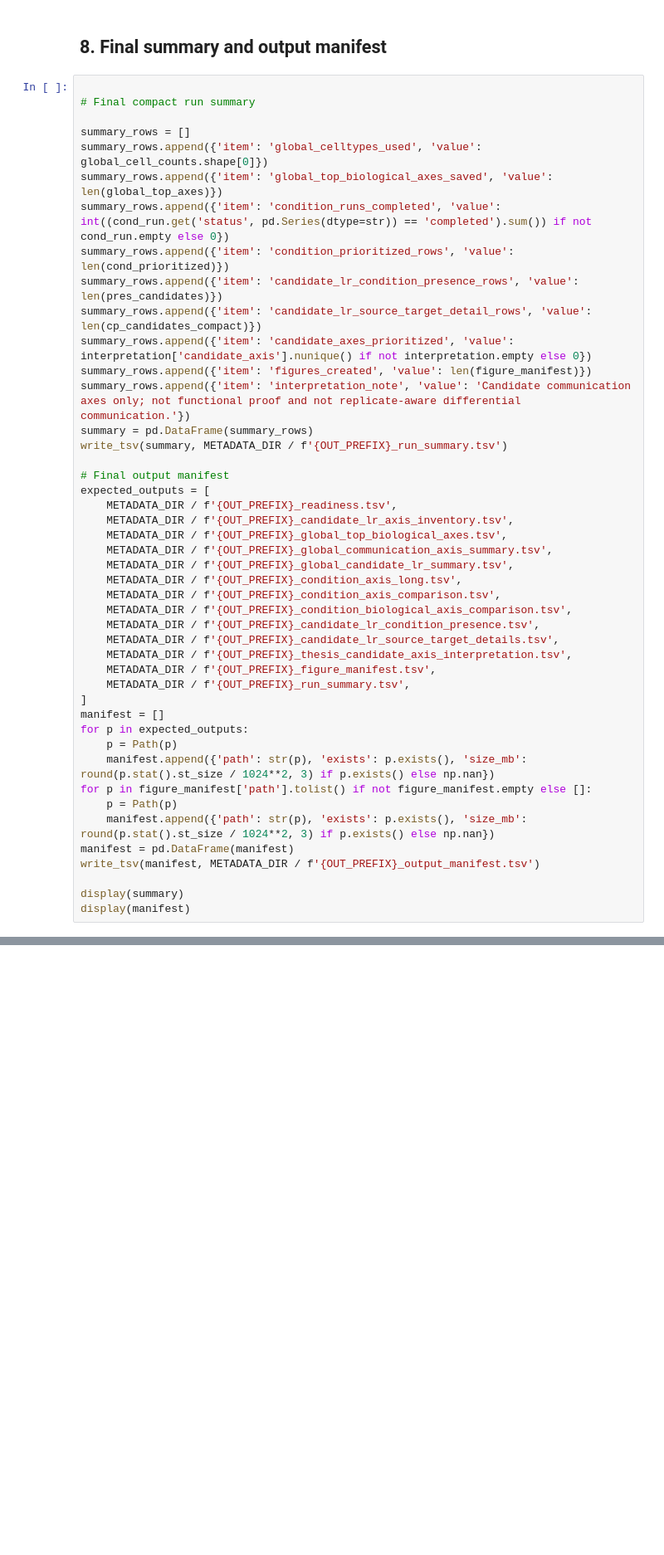
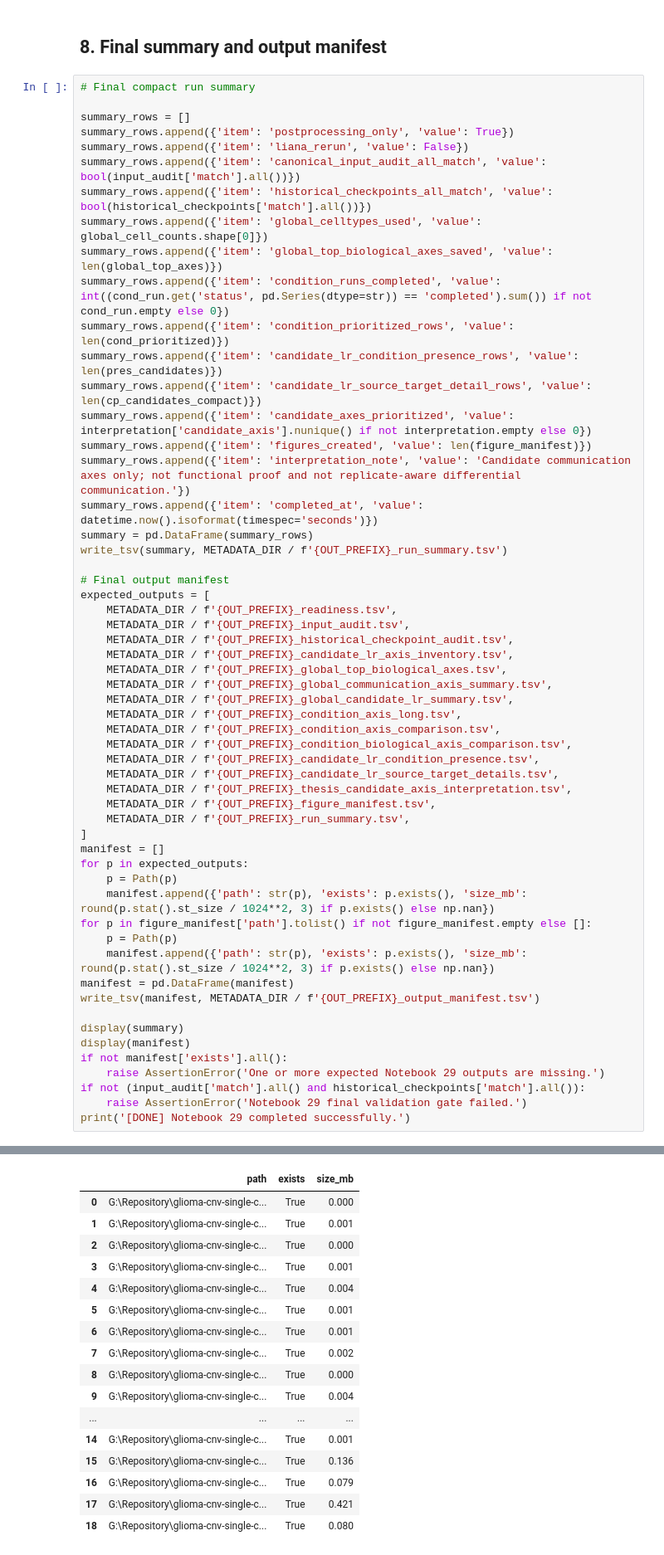
Before and after one commit to CPFeX/glioma-cnv-single-cell-atlas, a Jupyter notebook: code/01_main_analysis/29_prioritize_liana_axes.ipynb, the cells around one changed output, grey strips where cells are left out. Shown at 83% size. Saved outputs shown, nothing was run; the diff lists cells and outputs as text; blank space fills up the shorter version.

```diff
--- a/code/01_main_analysis/29_prioritize_liana_axes.ipynb
+++ b/code/01_main_analysis/29_prioritize_liana_axes.ipynb
@@ -483,10 +776,13 @@ display(figure_manifest)
 # %% [markdown]
 ## 8. Final summary and output manifest
 # %%
-
 # Final compact run summary
 
 summary_rows = []
+summary_rows.append({'item': 'postprocessing_only', 'value': True})
+summary_rows.append({'item': 'liana_rerun', 'value': False})
+summary_rows.append({'item': 'canonical_input_audit_all_match', 'value': bool(input_audit['match'].all())})
+summary_rows.append({'item': 'historical_checkpoints_all_match', 'value': bool(historical_checkpoints['match'].all())})
 summary_rows.append({'item': 'global_celltypes_used', 'value': global_cell_counts.shape[0]})
 summary_rows.append({'item': 'global_top_biological_axes_saved', 'value': len(global_top_axes)})
 summary_rows.append({'item': 'condition_runs_completed', 'value': int((cond_run.get('status', pd.Series(dtype=str)) == 'completed').sum()) if not cond_run.empty else 0})
@@ -496,12 +792,15 @@ summary_rows.append({'item': 'candidate_lr_source_target_detail_rows', 'value':
 summary_rows.append({'item': 'candidate_axes_prioritized', 'value': interpretation['candidate_axis'].nunique() if not interpretation.empty else 0})
 summary_rows.append({'item': 'figures_created', 'value': len(figure_manifest)})
 summary_rows.append({'item': 'interpretation_note', 'value': 'Candidate communication axes only; not functional proof and not replicate-aware differential communication.'})
+summary_rows.append({'item': 'completed_at', 'value': datetime.now().isoformat(timespec='seconds')})
 summary = pd.DataFrame(summary_rows)
 write_tsv(summary, METADATA_DIR / f'{OUT_PREFIX}_run_summary.tsv')
 
 # Final output manifest
 expected_outputs = [
     METADATA_DIR / f'{OUT_PREFIX}_readiness.tsv',
+    METADATA_DIR / f'{OUT_PREFIX}_input_audit.tsv',
+    METADATA_DIR / f'{OUT_PREFIX}_historical_checkpoint_audit.tsv',
     METADATA_DIR / f'{OUT_PREFIX}_candidate_lr_axis_inventory.tsv',
     METADATA_DIR / f'{OUT_PREFIX}_global_top_biological_axes.tsv',
     METADATA_DIR / f'{OUT_PREFIX}_global_communication_axis_summary.tsv',
@@ -527,3 +826,9 @@ write_tsv(manifest, METADATA_DIR / f'{OUT_PREFIX}_output_manifest.tsv')
 
 display(summary)
 display(manifest)
+if not manifest['exists'].all():
+    raise AssertionError('One or more expected Notebook 29 outputs are missing.')
+if not (input_audit['match'].all() and historical_checkpoints['match'].all()):
+    raise AssertionError('Notebook 29 final validation gate failed.')
+print('[DONE] Notebook 29 completed successfully.')
+# %% [output]
@@ -529,0 +852,17 @@ display(manifest)
+|  | path | exists | size_mb |
+| 0 | G:\Repository\glioma-cnv-single-c... | True | 0.000 |
+| 1 | G:\Repository\glioma-cnv-single-c... | True | 0.001 |
+| 2 | G:\Repository\glioma-cnv-single-c... | True | 0.000 |
+| 3 | G:\Repository\glioma-cnv-single-c... | True | 0.001 |
+| 4 | G:\Repository\glioma-cnv-single-c... | True | 0.004 |
+| 5 | G:\Repository\glioma-cnv-single-c... | True | 0.001 |
+| 6 | G:\Repository\glioma-cnv-single-c... | True | 0.001 |
+| 7 | G:\Repository\glioma-cnv-single-c... | True | 0.002 |
+| 8 | G:\Repository\glioma-cnv-single-c... | True | 0.000 |
+| 9 | G:\Repository\glioma-cnv-single-c... | True | 0.004 |
+| ... | ... | ... | ... |
+| 14 | G:\Repository\glioma-cnv-single-c... | True | 0.001 |
+| 15 | G:\Repository\glioma-cnv-single-c... | True | 0.136 |
+| 16 | G:\Repository\glioma-cnv-single-c... | True | 0.079 |
+| 17 | G:\Repository\glioma-cnv-single-c... | True | 0.421 |
+| 18 | G:\Repository\glioma-cnv-single-c... | True | 0.080 |
```
Also changed, not shown: parts of 13 cells of this notebook, 16 other files.
